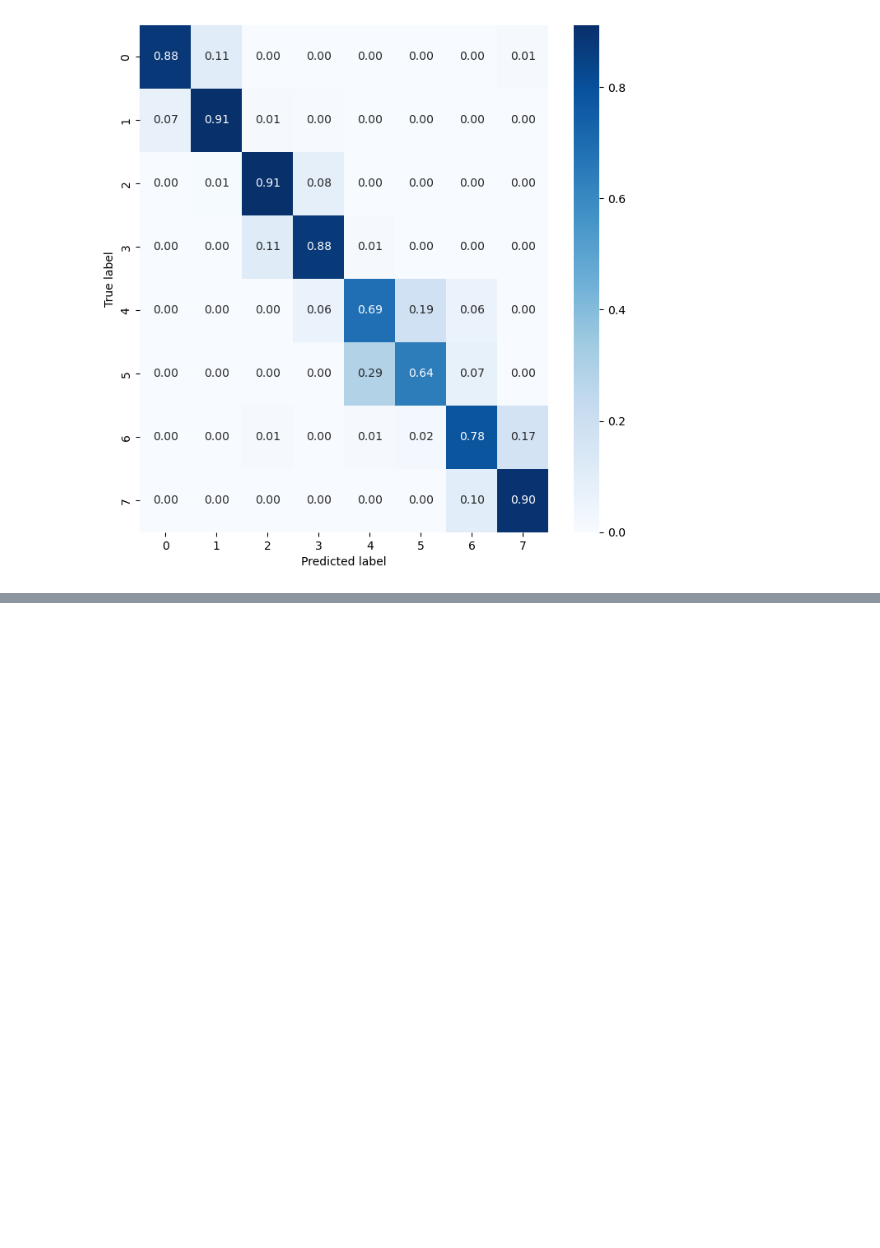
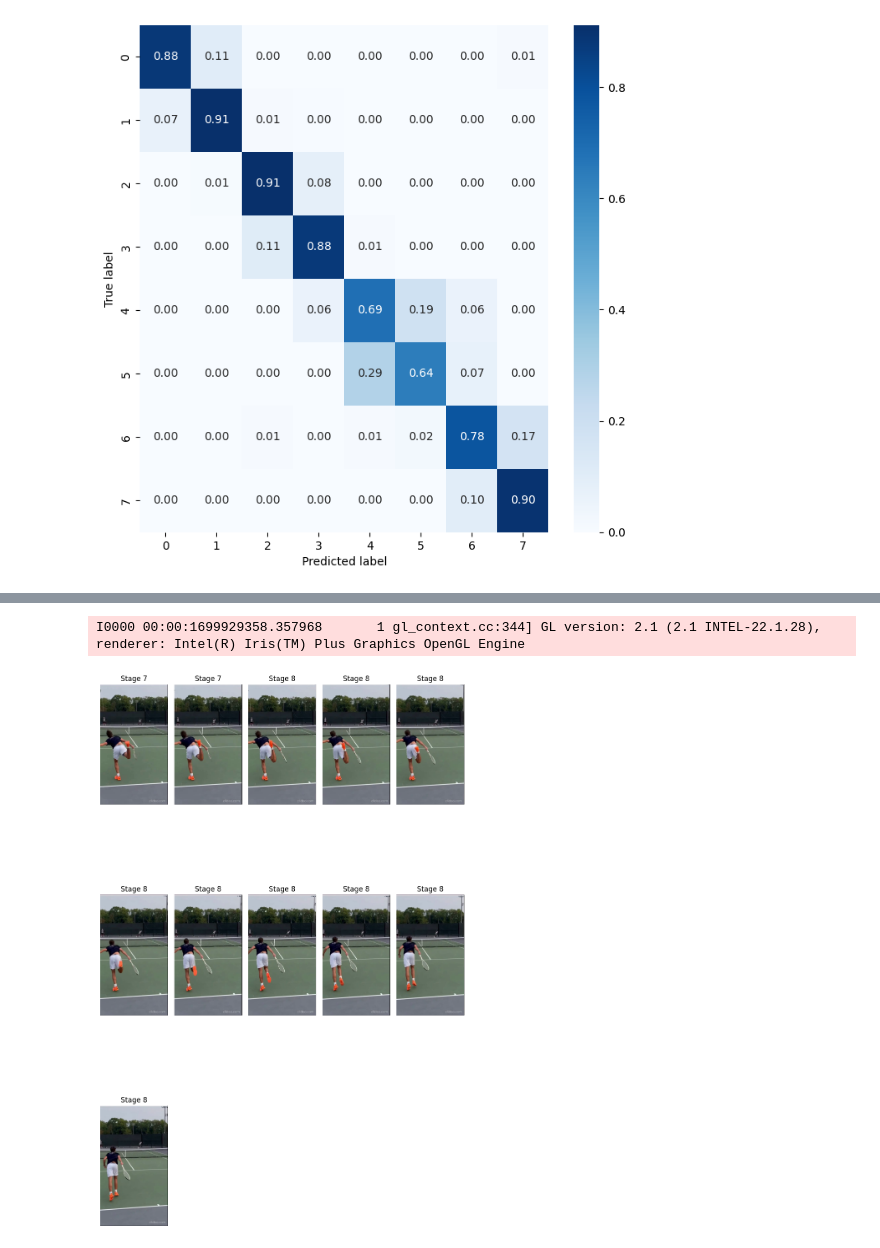
Before and after one commit to IncubyteAI/sports.ai, a Jupyter notebook: model.ipynb, the cells around one changed output, grey strips where cells are left out. Saved outputs shown, nothing was run; the diff lists cells and outputs as text; code cells hidden in the pictures; blank space fills up the shorter version.

Commit message:
model.ipynb testing script based on create_dataset

```diff
--- a/model.ipynb
+++ b/model.ipynb
@@ -155,3 +153,7 @@ plt.ylabel('True label')
 plt.show()
 # %% [output]
 [figure]
+# %%
+model = ClassificationNet()
+model.load_state_dict(torch.load("model_state_dict.pt"))
+model.eval()
@@ -157,0 +174,76 @@ plt.show()
+# %%
+import torch
+import os
+import cv2
+import mediapipe as mp
+from mp_utils import create_detector
+from mp_utils import *
+from matplotlib import pyplot as plt
+import pandas as pd
+
+detector = create_detector('pose_landmarker_lite.task')
+video_tag = 'Stage8/Stage8_R1hb1.mp4'
+video_path = f'/Users/tanayagrawal/PycharmProjects/sportsai/Tennis/RData/{video_tag}'
+cap = cv2.VideoCapture(video_path)
+
+columns = []
+for i in BOTH_ARM_MARKERS:
+    columns.extend([f"x{i}", f"y{i}", f"z{i}"])
+pose_data = pd.DataFrame(columns=columns)
+
+total_frames = int(cap.get(cv2.CAP_PROP_FRAME_COUNT))
+rows = (total_frames + 4) // 5
+frames = 0
+fig = plt.figure(figsize=(9,16))
+
+while cap.isOpened():
+    ret, frame = cap.read()
+    if not ret:
+        break
+    frame = cv2.cvtColor(frame, cv2.COLOR_BGR2RGB)
+
+    mp_image = mp.Image(image_format=mp.ImageFormat.SRGB, data=frame)
+    detection_result = detector.detect(mp_image)
+    if len(detection_result.pose_landmarks) < 1:
+        continue
+    pose_landmarks = detection_result.pose_landmarks[0]
+    left_hip = pose_landmarks[LEFT_HIP]
+    right_hip = pose_landmarks[RIGHT_HIP]
+    center = (left_hip.x + right_hip.x) / 2, (left_hip.y + right_hip.y) / 2, (left_hip.z + right_hip.z) / 2
+    translated_landmarks = []
+    for j in BOTH_ARM_MARKERS:
+        translated_landmarks.extend([
+            pose_landmarks[j].x - center[0],
+            pose_landmarks[j].y - center[1],
+            pose_landmarks[j].z - center[2],
+        ])
+    pose_data.loc[len(pose_data)] = translated_landmarks
+
+    pose_data_tensor = torch.tensor(pose_data.values.astype(np.float32))
+    output = model(pose_data_tensor)
+    x = torch.max(output, dim=1).indices
+    pred_stage = torch.mode(x).values.item() +1
+
+    ax = fig.add_subplot(rows, 5, frames+1)
+    ax.set_title('Stage '+ str(pred_stage))
+    ax.imshow(frame)
+    ax.axis('off')
+    frames+=1
+
+plt.tight_layout()
+plt.show()
+cap.release()
+
+pose_data_tensor = torch.tensor(pose_data.values.astype(np.float32))
+output = model(pose_data_tensor)
+x = torch.max(output, dim=1).indices
+pred_stage = torch.mode(x).values.item() +1
+print(video_tag + " - Final Predicted Stage: " + str(pred_stage))
+
+if "Stage"+str(pred_stage) == video_tag[:6]:
+    print("Prediction was correct!")
+else:
+    print("Incorrect.")
+# %% [output]
+I0000 00:00:1699929358.357968       1 gl_context.cc:344] GL version: 2.1 (2.1 INTEL-22.1.28), renderer: Intel(R) Iris(TM) Plus Graphics OpenGL Engine
+[figure, added]
```
Also changed, not shown: parts of 4 cells of this notebook, 11 other files.
